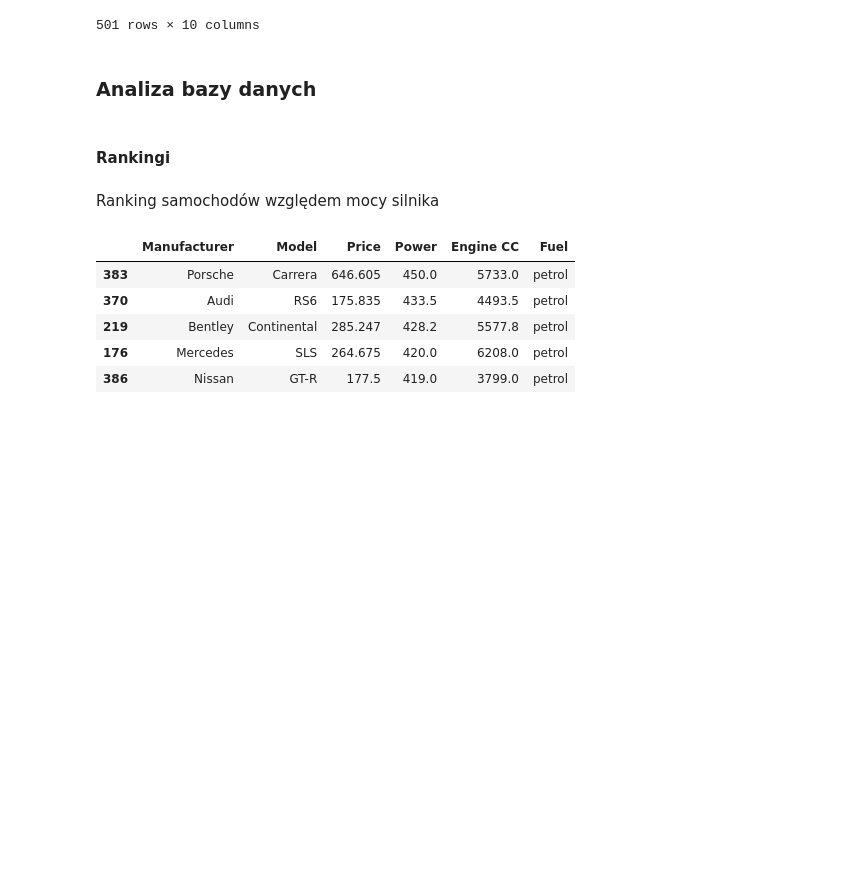
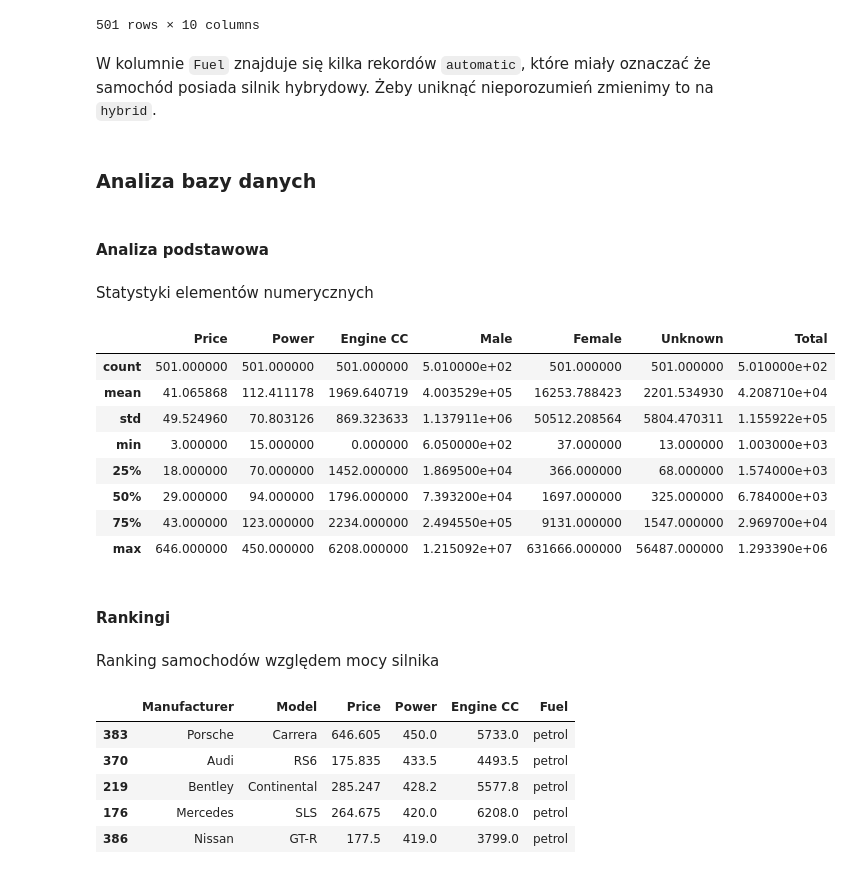
Before and after one commit to dyzioq/data-analysis-project, a Jupyter notebook: notebook.ipynb, the cells around one changed output. Cells and saved outputs as stored; diff of their text form; code cells hidden in the pictures; blank space fills up the shorter version.

Commit message:
nowe wykresiki i dodatkowa analiza bazy

```diff
--- a/notebook.ipynb
+++ b/notebook.ipynb
@@ -134,3 +134,5 @@ dataSet
 | 499 | Lada | 1200 | 4.536 | 44.0 | 1198.0 | petrol | 1295 | 361 | 26 | 1682 |
 | 500 | Peugeot | 504 | 21.084 | 86.0 | 2202.0 | petrol | 1292 | 272 | 47 | 1611 |
 501 rows × 10 columns
+# %% [markdown]
+W kolumnie `Fuel` znajduje się kilka rekordów `automatic`, które miały oznaczać że samochód posiada silnik hybrydowy. Żeby uniknąć nieporozumień zmienimy to na `hybrid`.
@@ -137,5 +143,22 @@ dataSet
 # %% [markdown]
 ### Analiza bazy danych
+# %% [markdown]
+#### Analiza podstawowa
+# %% [markdown]
+Statystyki elementów numerycznych
+# %%
+numericColumns = ["Price", "Power", "Engine CC", "Male", "Female", "Unknown", "Total"]
+dataSet[numericColumns].astype(int).describe()
+# %% [output]
+|  | Price | Power | Engine CC | Male | Female | Unknown | Total |
+| count | 501.000000 | 501.000000 | 501.000000 | 5.010000e+02 | 501.000000 | 501.000000 | 5.010000e+02 |
+| mean | 41.065868 | 112.411178 | 1969.640719 | 4.003529e+05 | 16253.788423 | 2201.534930 | 4.208710e+04 |
+| std | 49.524960 | 70.803126 | 869.323633 | 1.137911e+06 | 50512.208564 | 5804.470311 | 1.155922e+05 |
+| min | 3.000000 | 15.000000 | 0.000000 | 6.050000e+02 | 37.000000 | 13.000000 | 1.003000e+03 |
+| 25% | 18.000000 | 70.000000 | 1452.000000 | 1.869500e+04 | 366.000000 | 68.000000 | 1.574000e+03 |
+| 50% | 29.000000 | 94.000000 | 1796.000000 | 7.393200e+04 | 1697.000000 | 325.000000 | 6.784000e+03 |
+| 75% | 43.000000 | 123.000000 | 2234.000000 | 2.494550e+05 | 9131.000000 | 1547.000000 | 2.969700e+04 |
+| max | 646.000000 | 450.000000 | 6208.000000 | 1.215092e+07 | 631666.000000 | 56487.000000 | 1.293390e+06 |
 # %% [markdown]
 #### Rankingi
 # %% [markdown]
```
Also changed, not shown: parts of 11 cells of this notebook.
